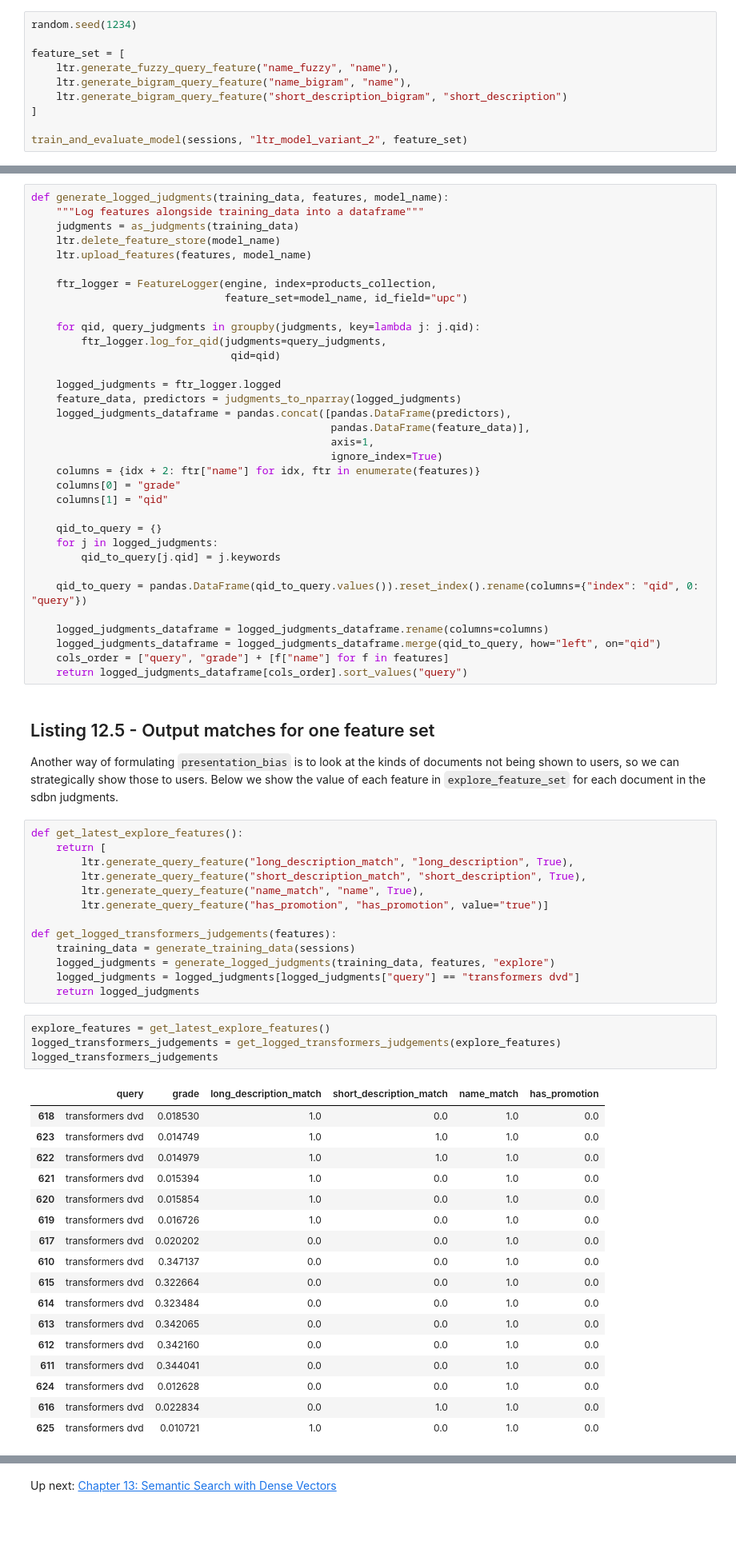
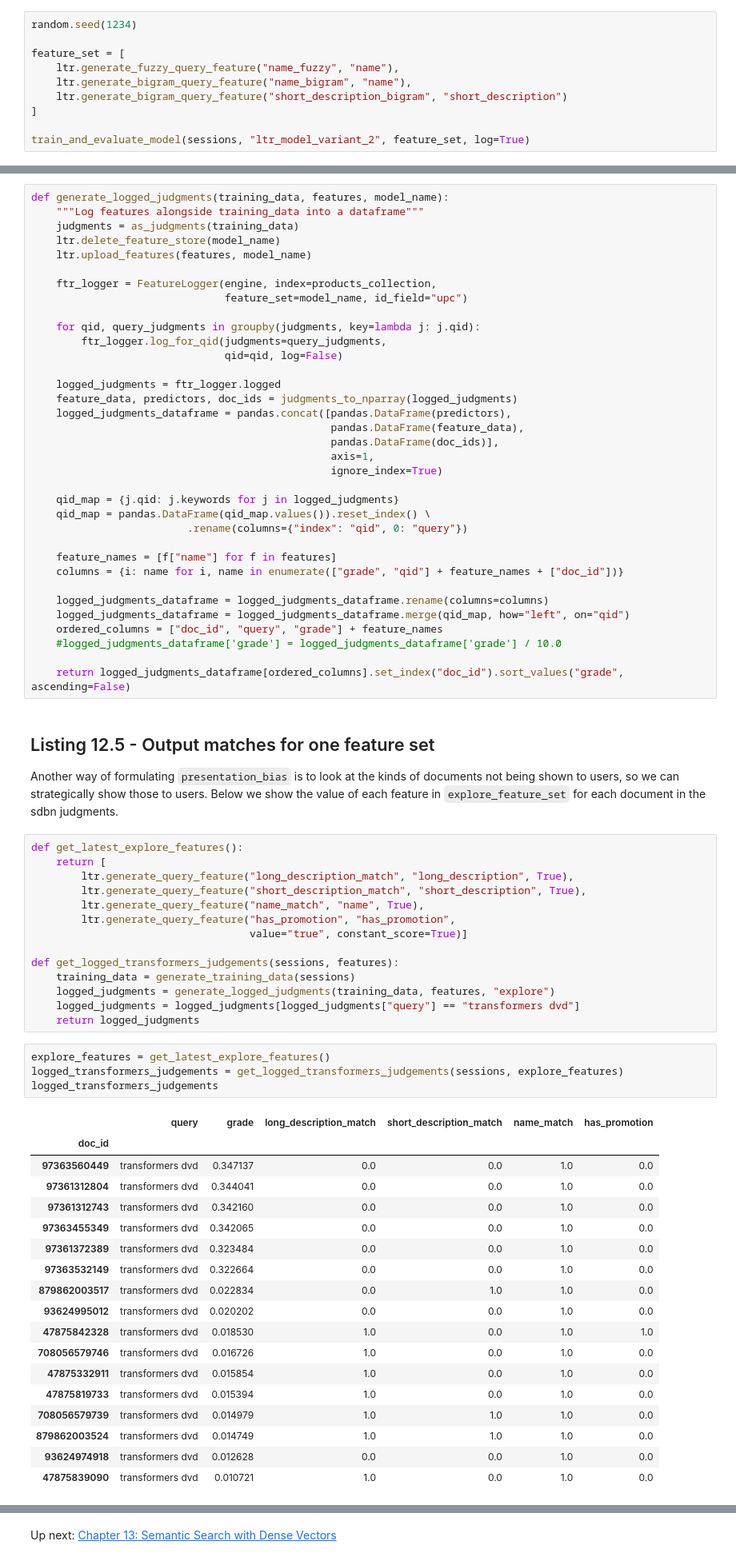
Before and after one commit to treygrainger/ai-powered-search, a Jupyter notebook: chapters/ch12/1.ab-testing-to-active-learning.ipynb, the cells around one changed output, grey strips where cells are left out. Shown: that part at 80% size. Cells and saved outputs as stored; diff of their text form; blank space fills up the shorter version.

```diff
--- a/chapters/ch12/1.ab-testing-to-active-learning.ipynb
+++ b/chapters/ch12/1.ab-testing-to-active-learning.ipynb
@@ -576,5 +518,5 @@ feature_set = [
     ltr.generate_bigram_query_feature("short_description_bigram", "short_description")
 ]
 
-train_and_evaluate_model(sessions, "ltr_model_variant_2", feature_set)
+train_and_evaluate_model(sessions, "ltr_model_variant_2", feature_set, log=True)
 # %% [output]
@@ -680,28 +638,29 @@ def generate_logged_judgments(training_data, features, model_name):
 
     for qid, query_judgments in groupby(judgments, key=lambda j: j.qid):
         ftr_logger.log_for_qid(judgments=query_judgments,
-                                qid=qid)
+                               qid=qid, log=False)
 
     logged_judgments = ftr_logger.logged
-    feature_data, predictors = judgments_to_nparray(logged_judgments)
+    feature_data, predictors, doc_ids = judgments_to_nparray(logged_judgments)
     logged_judgments_dataframe = pandas.concat([pandas.DataFrame(predictors),
-                                                pandas.DataFrame(feature_data)],
+                                                pandas.DataFrame(feature_data),
+                                                pandas.DataFrame(doc_ids)],
                                                 axis=1,
                                                 ignore_index=True)
-    columns = {idx + 2: ftr["name"] for idx, ftr in enumerate(features)}
-    columns[0] = "grade"
-    columns[1] = "qid"
 
-    qid_to_query = {}
-    for j in logged_judgments:
-        qid_to_query[j.qid] = j.keywords
+    qid_map = {j.qid: j.keywords for j in logged_judgments}
+    qid_map = pandas.DataFrame(qid_map.values()).reset_index() \
+                         .rename(columns={"index": "qid", 0: "query"})
 
-    qid_to_query = pandas.DataFrame(qid_to_query.values()).reset_index().rename(columns={"index": "qid", 0: "query"})
+    feature_names = [f["name"] for f in features]
+    columns = {i: name for i, name in enumerate(["grade", "qid"] + feature_names + ["doc_id"])}
 
     logged_judgments_dataframe = logged_judgments_dataframe.rename(columns=columns)
-    logged_judgments_dataframe = logged_judgments_dataframe.merge(qid_to_query, how="left", on="qid")
-    cols_order = ["query", "grade"] + [f["name"] for f in features]
-    return logged_judgments_dataframe[cols_order].sort_values("query")
+    logged_judgments_dataframe = logged_judgments_dataframe.merge(qid_map, how="left", on="qid")
+    ordered_columns = ["doc_id", "query", "grade"] + feature_names
+    #logged_judgments_dataframe['grade'] = logged_judgments_dataframe['grade'] / 10.0
+
+    return logged_judgments_dataframe[ordered_columns].set_index("doc_id").sort_values("grade", ascending=False)
 # %% [markdown]
 ## Listing 12.5 - Output matches for one feature set
 
@@ -712,35 +671,37 @@ def get_latest_explore_features():
         ltr.generate_query_feature("long_description_match", "long_description", True),
         ltr.generate_query_feature("short_description_match", "short_description", True),
         ltr.generate_query_feature("name_match", "name", True),
-        ltr.generate_query_feature("has_promotion", "has_promotion", value="true")]
+        ltr.generate_query_feature("has_promotion", "has_promotion",
+                                   value="true", constant_score=True)]
 
-def get_logged_transformers_judgements(features):
+def get_logged_transformers_judgements(sessions, features):
     training_data = generate_training_data(sessions)
     logged_judgments = generate_logged_judgments(training_data, features, "explore")
     logged_judgments = logged_judgments[logged_judgments["query"] == "transformers dvd"]
     return logged_judgments
 # %%
 explore_features = get_latest_explore_features()
-logged_transformers_judgements = get_logged_transformers_judgements(explore_features)
+logged_transformers_judgements = get_logged_transformers_judgements(sessions, explore_features)
 logged_transformers_judgements
 # %% [output]
 |  | query | grade | long_description_match | short_description_match | name_match | has_promotion |
-| 618 | transformers dvd | 0.018530 | 1.0 | 0.0 | 1.0 | 0.0 |
-| 623 | transformers dvd | 0.014749 | 1.0 | 1.0 | 1.0 | 0.0 |
-| 622 | transformers dvd | 0.014979 | 1.0 | 1.0 | 1.0 | 0.0 |
-| 621 | transformers dvd | 0.015394 | 1.0 | 0.0 | 1.0 | 0.0 |
-| 620 | transformers dvd | 0.015854 | 1.0 | 0.0 | 1.0 | 0.0 |
-| 619 | transformers dvd | 0.016726 | 1.0 | 0.0 | 1.0 | 0.0 |
-| 617 | transformers dvd | 0.020202 | 0.0 | 0.0 | 1.0 | 0.0 |
-| 610 | transformers dvd | 0.347137 | 0.0 | 0.0 | 1.0 | 0.0 |
-| 615 | transformers dvd | 0.322664 | 0.0 | 0.0 | 1.0 | 0.0 |
-| 614 | transformers dvd | 0.323484 | 0.0 | 0.0 | 1.0 | 0.0 |
-| 613 | transformers dvd | 0.342065 | 0.0 | 0.0 | 1.0 | 0.0 |
-| 612 | transformers dvd | 0.342160 | 0.0 | 0.0 | 1.0 | 0.0 |
-| 611 | transformers dvd | 0.344041 | 0.0 | 0.0 | 1.0 | 0.0 |
-| 624 | transformers dvd | 0.012628 | 0.0 | 0.0 | 1.0 | 0.0 |
-| 616 | transformers dvd | 0.022834 | 0.0 | 1.0 | 1.0 | 0.0 |
-| 625 | transformers dvd | 0.010721 | 1.0 | 0.0 | 1.0 | 0.0 |
+| doc_id |  |  |  |  |  |  |
+| 97363560449 | transformers dvd | 0.347137 | 0.0 | 0.0 | 1.0 | 0.0 |
+| 97361312804 | transformers dvd | 0.344041 | 0.0 | 0.0 | 1.0 | 0.0 |
+| 97361312743 | transformers dvd | 0.342160 | 0.0 | 0.0 | 1.0 | 0.0 |
+| 97363455349 | transformers dvd | 0.342065 | 0.0 | 0.0 | 1.0 | 0.0 |
+| 97361372389 | transformers dvd | 0.323484 | 0.0 | 0.0 | 1.0 | 0.0 |
+| 97363532149 | transformers dvd | 0.322664 | 0.0 | 0.0 | 1.0 | 0.0 |
+| 879862003517 | transformers dvd | 0.022834 | 0.0 | 1.0 | 1.0 | 0.0 |
+| 93624995012 | transformers dvd | 0.020202 | 0.0 | 0.0 | 1.0 | 0.0 |
+| 47875842328 | transformers dvd | 0.018530 | 1.0 | 0.0 | 1.0 | 1.0 |
+| 708056579746 | transformers dvd | 0.016726 | 1.0 | 0.0 | 1.0 | 0.0 |
+| 47875332911 | transformers dvd | 0.015854 | 1.0 | 0.0 | 1.0 | 0.0 |
+| 47875819733 | transformers dvd | 0.015394 | 1.0 | 0.0 | 1.0 | 0.0 |
+| 708056579739 | transformers dvd | 0.014979 | 1.0 | 1.0 | 1.0 | 0.0 |
+| 879862003524 | transformers dvd | 0.014749 | 1.0 | 1.0 | 1.0 | 0.0 |
+| 93624974918 | transformers dvd | 0.012628 | 0.0 | 0.0 | 1.0 | 0.0 |
+| 47875839090 | transformers dvd | 0.010721 | 1.0 | 0.0 | 1.0 | 0.0 |
 # %% [markdown]
 ## Listing 12.6 - Train Gaussian Process Regressor
 
```
Also changed, not shown: parts of 22 cells of this notebook, 5 other files.
